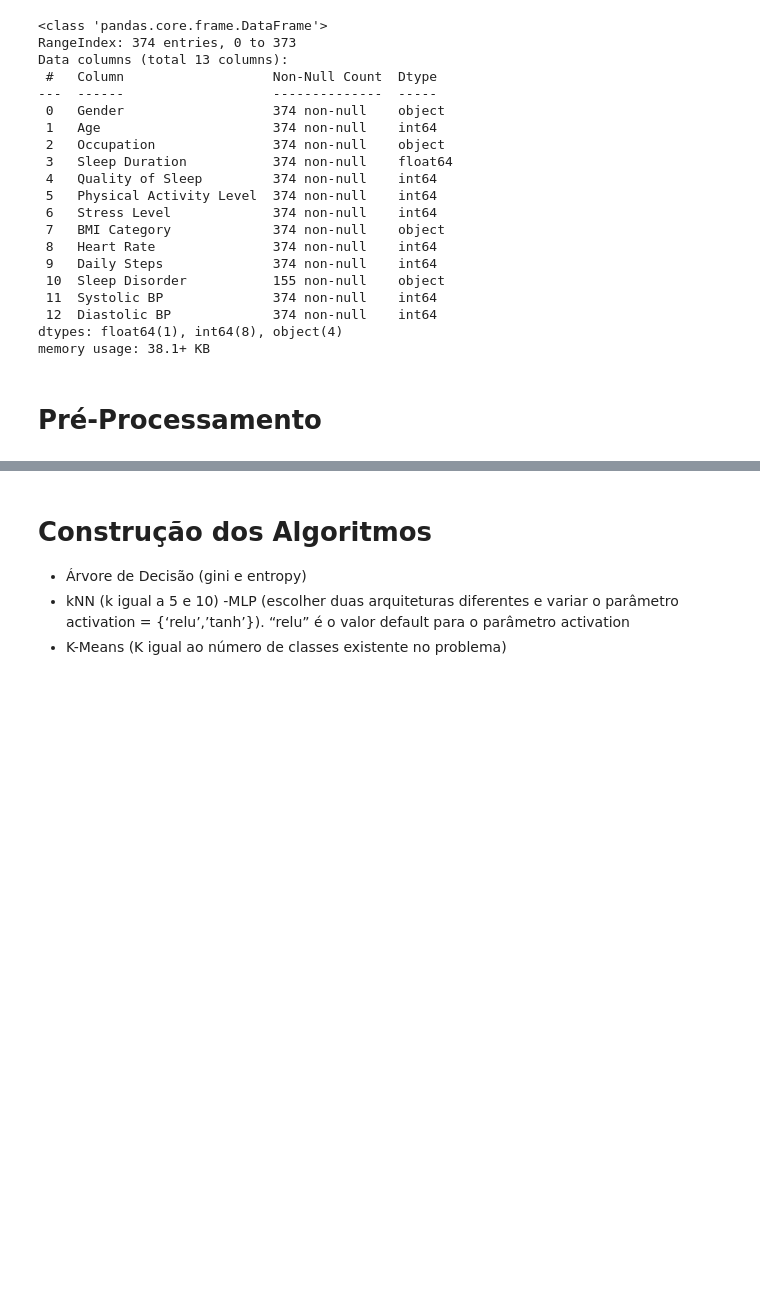
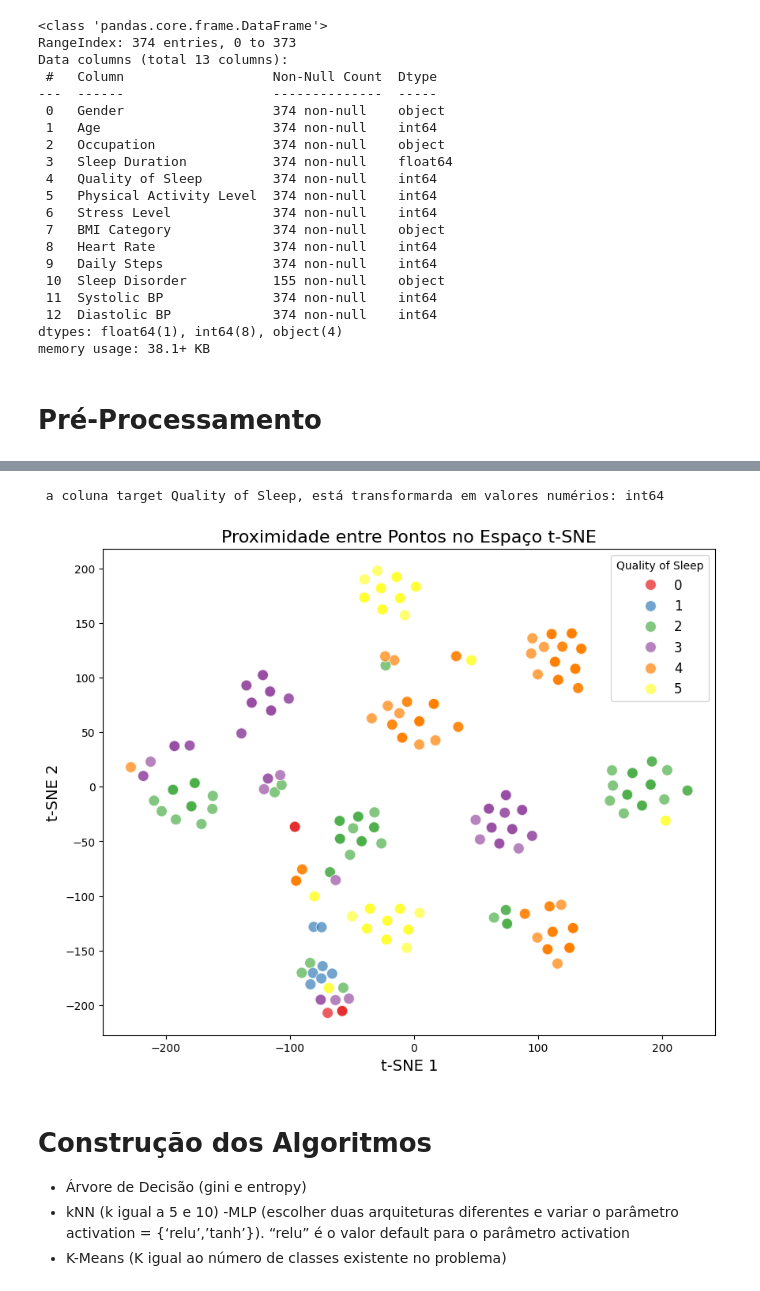
Before and after one commit to HanielPro/SleepHealth-Study-ML, a Jupyter notebook: src/notebook.ipynb, the cells around one changed output, grey strips where cells are left out. Saved outputs shown, nothing was run; the diff lists cells and outputs as text; code cells hidden in the pictures; blank space fills up the shorter version.

```diff
--- a/src/notebook.ipynb
+++ b/src/notebook.ipynb
@@ -197,3 +195,59 @@ display(data_normalized.describe().T)
+# %%
+# 2 - Transformar os labels em numérico
+# Check basic data summary for numeric variables
+
+# Deixarei como uma variável, caso seja preciso mudar, algum dia
+target_col ="Quality of Sleep"
+data[target_col] = label_encoder.fit_transform(data[target_col])
+
+#display(data[target_col])
+
+print(f" a coluna target {target_col}, está transformarda em valores numérios: {data[target_col].dtype}")
+# %% [output]
+ a coluna target Quality of Sleep, está transformarda em valores numérios: int64
+# %%
+#Visualização do Dataset de acordo com a coluna escolhida como target.
+from sklearn.manifold import TSNE
+import seaborn as sns
+import matplotlib.pyplot as plt
+import pandas as pd
+
+# O t-SNE é uma técnica de redução de dimensionalidade que projeta os dados de um espaço de alta dimensão
+# para um espaço de baixa dimensão (geralmente 2D ou 3D). Aqui, estamos reduzindo para 2 dimensões.
+
+tsne = TSNE(n_components=2, random_state=50)  # Definindo que queremos 2 dimensões
+tsne_result = tsne.fit_transform(data)  # Aplicando o t-SNE para reduzir a dimensionalidade
+
+# 4. Criando um DataFrame com os resultados do t-SNE
+# O t-SNE nos dá duas componentes principais para cada ponto (tSNE1 e tSNE2),
+# que agora podemos usar para plotar os pontos no gráfico.
+tsne_df = pd.DataFrame(data=tsne_result, columns=['tSNE1', 'tSNE2'])
+
+# 5. Criando o gráfico de dispersão (scatter plot)
+# Vamos usar o Seaborn para plotar os resultados, onde 'tSNE1' será o eixo X e 'tSNE2' será o eixo Y.
+# 'hue=data[target_col]' significa que os pontos serão coloridos com base na variável target_col.
+plt.figure(figsize=(10, 8))  # Definindo o tamanho da figura para um gráfico mais legível
+sns.scatterplot(x='tSNE1', y='tSNE2', data=tsne_df,
+                hue=data[target_col],  # Cor dos pontos baseada na target_col
+                palette='Set1',  # Usando uma paleta de cores
+                s=100,  # Definindo o tamanho dos pontos
+                alpha=0.7)  # Definindo a transparência dos pontos para que sobreponham melhor
+
+# 6. Adicionando título e rótulos
+# Definimos um título para o gráfico e rótulos para os eixos X e Y para indicar o que cada eixo representa.
+plt.title('Proximidade entre Pontos no Espaço t-SNE', fontsize=16)  # Título do gráfico
+plt.xlabel('t-SNE 1', fontsize=14)  # Rótulo do eixo X
+plt.ylabel('t-SNE 2', fontsize=14)  # Rótulo do eixo Y
+
+# 7. Ajustando a legenda
+# A legenda vai mostrar qual é a relação entre as cores dos pontos e a variável target_col.
+plt.legend(title=target_col, loc='best', fontsize=12)  # Adicionando uma legenda
+
+# 8. Exibindo o gráfico
+# Por fim, exibimos o gráfico para visualizar as proximidades entre os pontos no espaço 2D gerado pelo t-SNE.
+plt.show()
+# %% [output]
+[figure, added]
 # %% [markdown]
 # Construção dos Algoritmos
 
```
Also changed, not shown: parts of 22 cells of this notebook.
